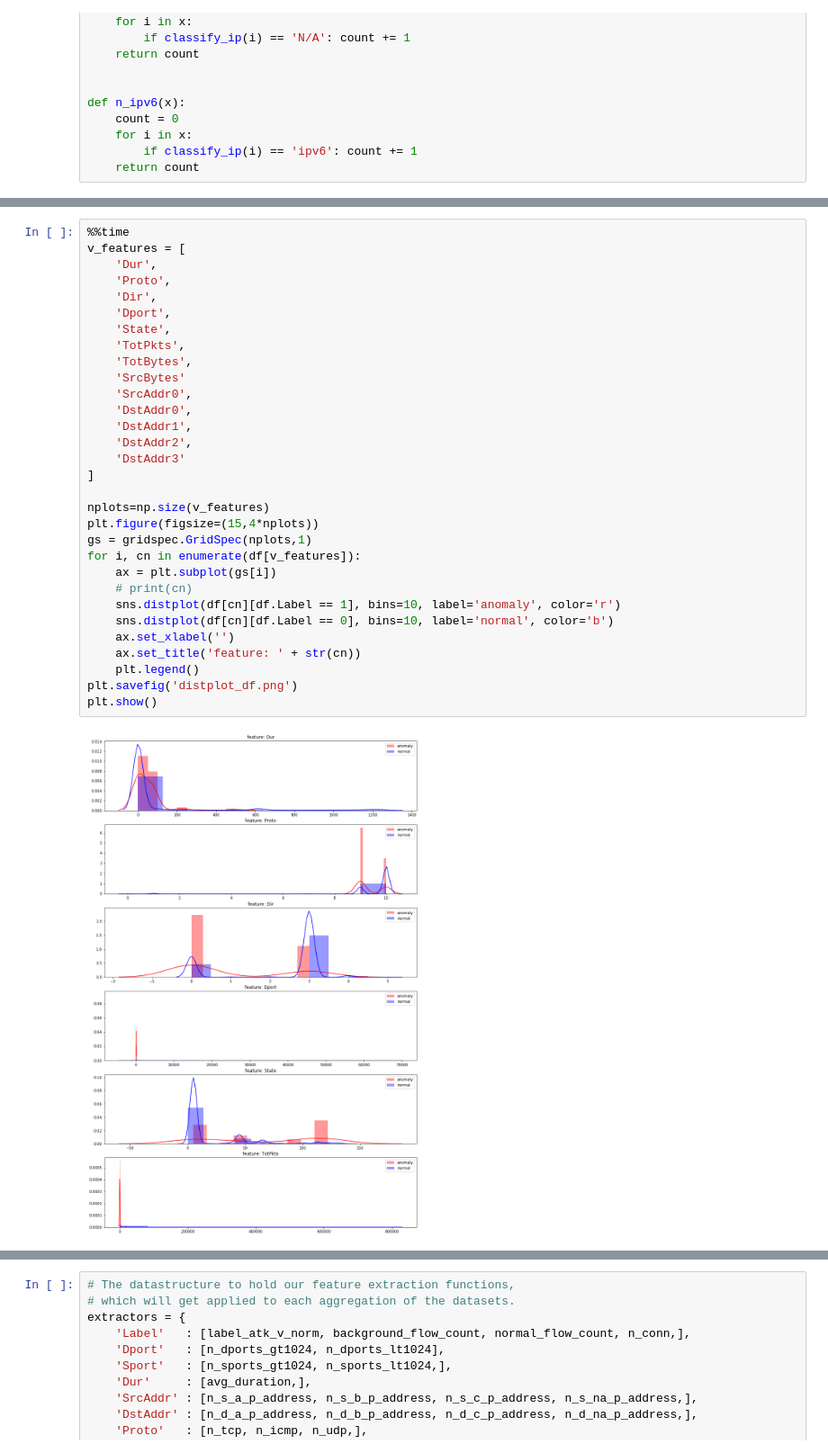
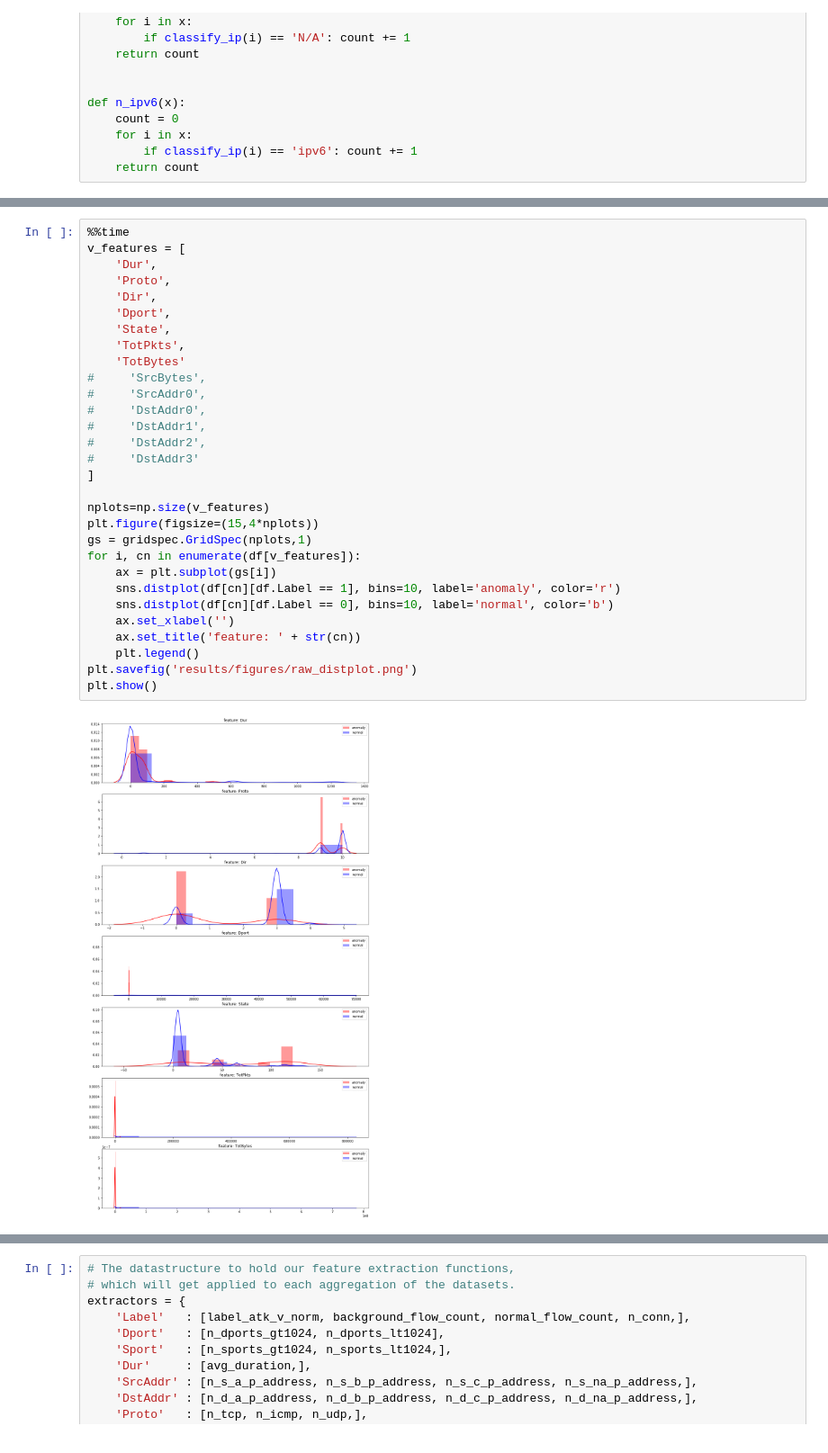
Before and after one commit to tpbvieira/anomaly-detection, a Jupyter notebook: network-attack-detection/botnet-detection-eda-view.ipynb, the cells around one changed output, grey strips where cells are left out. Shown at 90% size. Saved outputs shown, nothing was run; the diff lists cells and outputs as text.

```diff
--- a/network-attack-detection/botnet-detection-eda-view.ipynb
+++ b/network-attack-detection/botnet-detection-eda-view.ipynb
@@ -328,33 +332,32 @@ Name: Label, dtype: int64
 # %%
 %%time
 v_features = [
     'Dur',
     'Proto',
     'Dir',
     'Dport',
     'State',
     'TotPkts',
-    'TotBytes',
-    'SrcBytes'
-    'SrcAddr0',
-    'DstAddr0',
-    'DstAddr1',
-    'DstAddr2',
-    'DstAddr3'
+    'TotBytes'
+#     'SrcBytes',
+#     'SrcAddr0',
+#     'DstAddr0',
+#     'DstAddr1',
+#     'DstAddr2',
+#     'DstAddr3'
 ]
 
 nplots=np.size(v_features)
 plt.figure(figsize=(15,4*nplots))
 gs = gridspec.GridSpec(nplots,1)
 for i, cn in enumerate(df[v_features]):
     ax = plt.subplot(gs[i])
-    # print(cn)
     sns.distplot(df[cn][df.Label == 1], bins=10, label='anomaly', color='r')
     sns.distplot(df[cn][df.Label == 0], bins=10, label='normal', color='b')
     ax.set_xlabel('')
     ax.set_title('feature: ' + str(cn))
     plt.legend()
-plt.savefig('distplot_df.png')
+plt.savefig('results/figures/raw_distplot.png')
 plt.show()
 # %% [output]
-[figure, old version]
+[figure, new version]
```
Also changed, not shown: parts of 11 cells of this notebook, 3 other files.
